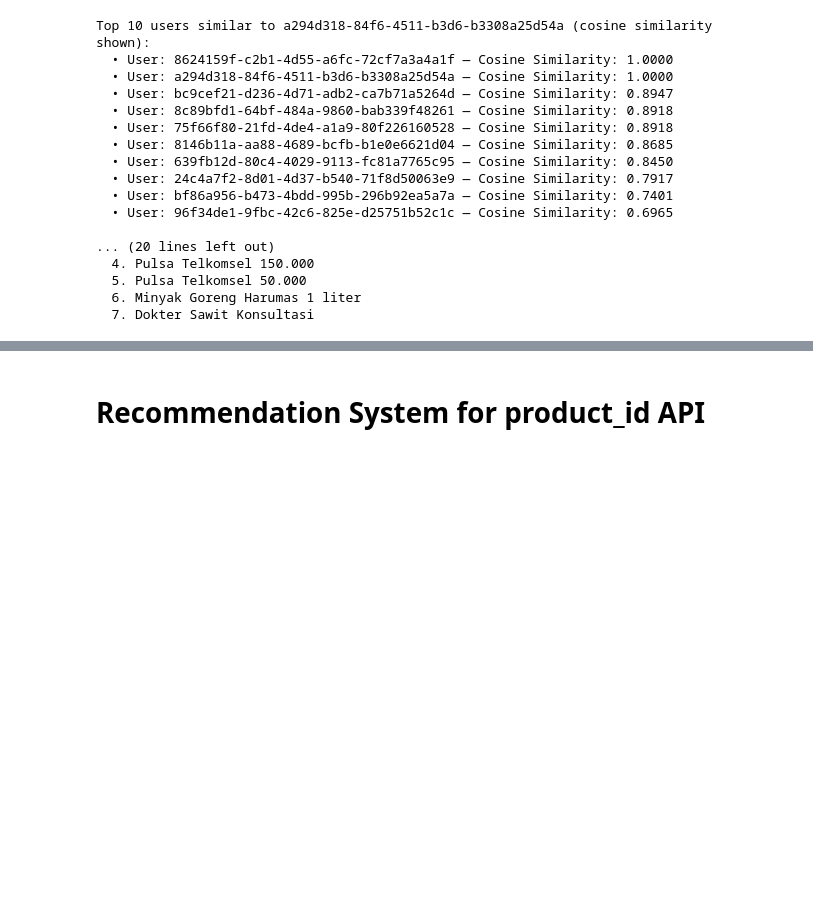
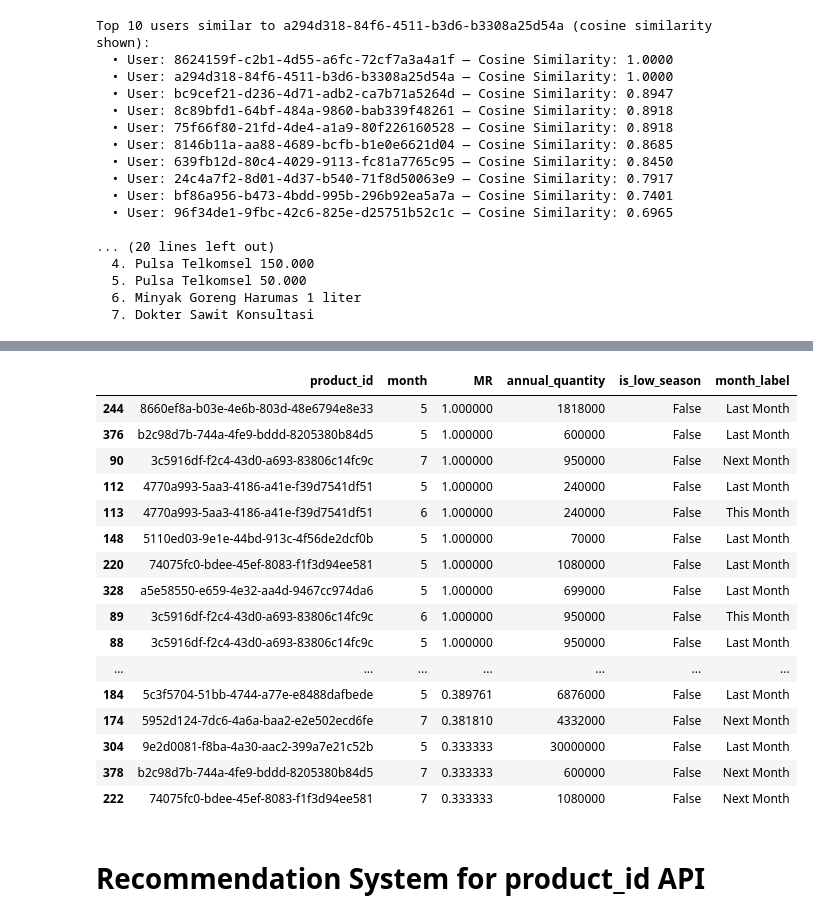
Before and after one commit to tksy1227/ICP_Group5, a Jupyter notebook: final_recsys_model.ipynb, the cells around one changed output, grey strips where cells are left out. Cells and saved outputs as stored; diff of their text form; code cells hidden in the pictures; blank space fills up the shorter version.

```diff
--- a/final_recsys_model.ipynb
+++ b/final_recsys_model.ipynb
@@ -1340,3 +1586,47 @@ seasonal_flag_table.head()
+# %%
+from datetime import datetime
+
+# Get current, previous, and next months with wrapping
+def get_3_month_window_labels(current_month):
+    last_month = (current_month - 1) % 12 or 12
+    next_month = (current_month + 1 - 1) % 12 + 1
+    return {
+        last_month: "Last Month",
+        current_month: "This Month",
+        next_month: "Next Month"
+    }
+
+current_month = datetime.now().month
+month_labels = get_3_month_window_labels(current_month)
+
+# Filter seasonal_flag_table to only include rows within the 3-month window
+seasonal_window = seasonal_flag_table[seasonal_flag_table['month'].isin(month_labels.keys())].copy()
+
+# Add a label column for month name
+seasonal_window['month_label'] = seasonal_window['month'].map(month_labels)
+
+# Sort by MR descending
+seasonal_window_sorted = seasonal_window.sort_values(by='MR', ascending=False)
+
+seasonal_window_sorted.head(30)
+# %% [output]
+|  | product_id | month | MR | annual_quantity | is_low_season | month_label |
+| 244 | 8660ef8a-b03e-4e6b-803d-48e6794e8e33 | 5 | 1.000000 | 1818000 | False | Last Month |
+| 376 | b2c98d7b-744a-4fe9-bddd-8205380b84d5 | 5 | 1.000000 | 600000 | False | Last Month |
+| 90 | 3c5916df-f2c4-43d0-a693-83806c14fc9c | 7 | 1.000000 | 950000 | False | Next Month |
+| 112 | 4770a993-5aa3-4186-a41e-f39d7541df51 | 5 | 1.000000 | 240000 | False | Last Month |
+| 113 | 4770a993-5aa3-4186-a41e-f39d7541df51 | 6 | 1.000000 | 240000 | False | This Month |
+| 148 | 5110ed03-9e1e-44bd-913c-4f56de2dcf0b | 5 | 1.000000 | 70000 | False | Last Month |
+| 220 | 74075fc0-bdee-45ef-8083-f1f3d94ee581 | 5 | 1.000000 | 1080000 | False | Last Month |
+| 328 | a5e58550-e659-4e32-aa4d-9467cc974da6 | 5 | 1.000000 | 699000 | False | Last Month |
+| 89 | 3c5916df-f2c4-43d0-a693-83806c14fc9c | 6 | 1.000000 | 950000 | False | This Month |
+| 88 | 3c5916df-f2c4-43d0-a693-83806c14fc9c | 5 | 1.000000 | 950000 | False | Last Month |
+| ... | ... | ... | ... | ... | ... | ... |
+| 184 | 5c3f5704-51bb-4744-a77e-e8488dafbede | 5 | 0.389761 | 6876000 | False | Last Month |
+| 174 | 5952d124-7dc6-4a6a-baa2-e2e502ecd6fe | 7 | 0.381810 | 4332000 | False | Next Month |
+| 304 | 9e2d0081-f8ba-4a30-aac2-399a7e21c52b | 5 | 0.333333 | 30000000 | False | Last Month |
+| 378 | b2c98d7b-744a-4fe9-bddd-8205380b84d5 | 7 | 0.333333 | 600000 | False | Next Month |
+| 222 | 74075fc0-bdee-45ef-8083-f1f3d94ee581 | 7 | 0.333333 | 1080000 | False | Next Month |
 # %% [markdown]
 # Recommendation System for product_id API
 # %% [markdown]
```
Also changed, not shown: parts of 31 cells of this notebook, 2 other files.
